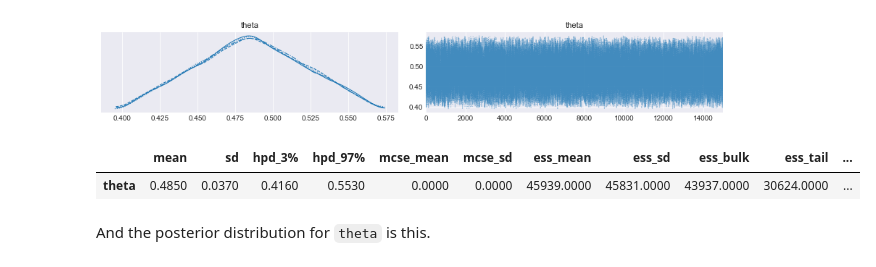
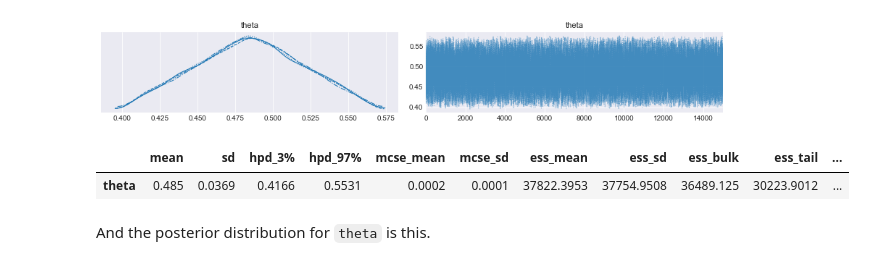
Before and after one commit to pymc-devs/pymc-resources, a Jupyter notebook: BDA3/chap_02.ipynb, the cells around one changed output. Saved outputs shown, nothing was run; the diff lists cells and outputs as text; code cells hidden in the pictures.

Commit message:
Fixed summary() and watermark.
Per suggestions by @aloctavodia.

```diff
--- a/BDA3/chap_02.ipynb
+++ b/BDA3/chap_02.ipynb
@@ -165,11 +168,11 @@ pm.traceplot(trace_3, var_names=['theta']);
 # %% [output]
 [figure]
 # %%
-df3 = pm.summary(trace_3, var_names=['theta'])
-df3.style.format('{:.4f}')
+df3 = az.summary(trace_3, var_names=['theta'], round_to=4)
+df3
 # %% [output]
 |  | mean | sd | hpd_3% | hpd_97% | mcse_mean | mcse_sd | ess_mean | ess_sd | ess_bulk | ess_tail | ... |
-| theta | 0.4850 | 0.0370 | 0.4160 | 0.5530 | 0.0000 | 0.0000 | 45939.0000 | 45831.0000 | 43937.0000 | 30624.0000 | ... |
+| theta | 0.485 | 0.0369 | 0.4166 | 0.5531 | 0.0002 | 0.0001 | 37822.3953 | 37754.9508 | 36489.125 | 30223.9012 | ... |
 # %% [markdown]
 And the posterior distribution for `theta` is this.
 # %%
```
Also changed, not shown: parts of 21 cells of this notebook.
